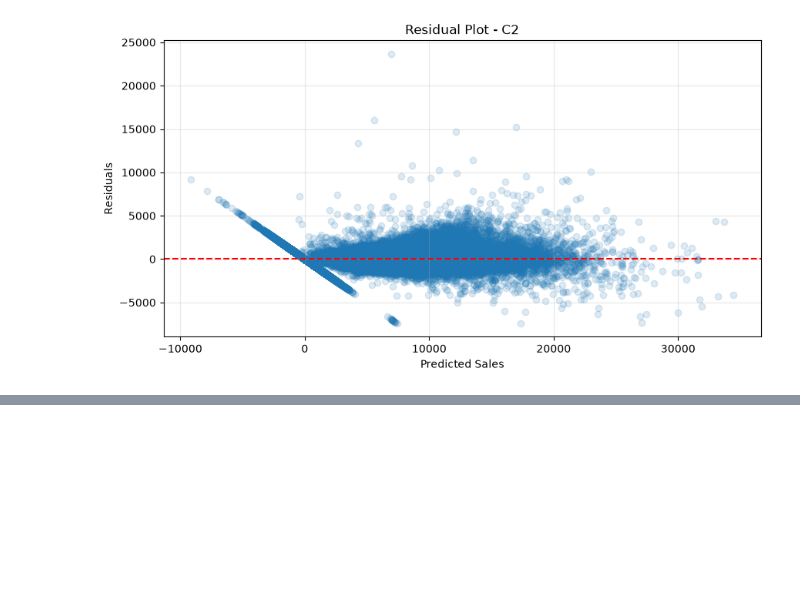
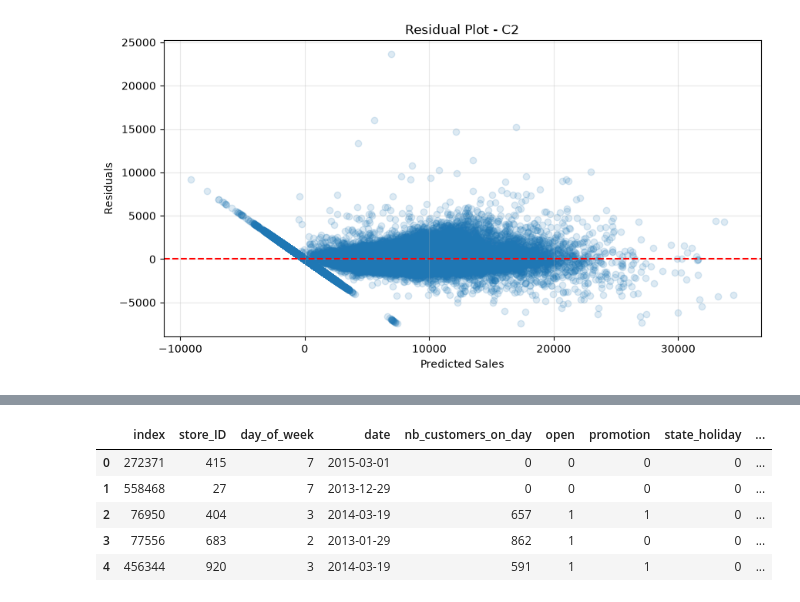
Before and after one commit to Reza118/MiniProject, a Jupyter notebook: shopsales.ipynb, the cells around one changed output, grey strips where cells are left out. Saved outputs shown, nothing was run; the diff lists cells and outputs as text; code cells hidden in the pictures; blank space fills up the shorter version.

```diff
--- a/shopsales.ipynb
+++ b/shopsales.ipynb
@@ -1264,0 +1297,18 @@ plt.show()
+# %%
+df_real['state_holiday'] = df_real['state_holiday'].astype(str)
+
+holiday_encoded_real = pd.get_dummies(
+    df_real['state_holiday'],
+    prefix='state_holiday',
+    drop_first=True,
+    dtype=int
+)
+
+df_real.head(5)
+# %% [output]
+|  | index | store_ID | day_of_week | date | nb_customers_on_day | open | promotion | state_holiday | ... |
+| 0 | 272371 | 415 | 7 | 2015-03-01 | 0 | 0 | 0 | 0 | ... |
+| 1 | 558468 | 27 | 7 | 2013-12-29 | 0 | 0 | 0 | 0 | ... |
+| 2 | 76950 | 404 | 3 | 2014-03-19 | 657 | 1 | 1 | 0 | ... |
+| 3 | 77556 | 683 | 2 | 2013-01-29 | 862 | 1 | 0 | 0 | ... |
+| 4 | 456344 | 920 | 3 | 2014-03-19 | 591 | 1 | 1 | 0 | ... |
```
Also changed, not shown: parts of 23 cells of this notebook, 1 other file.
